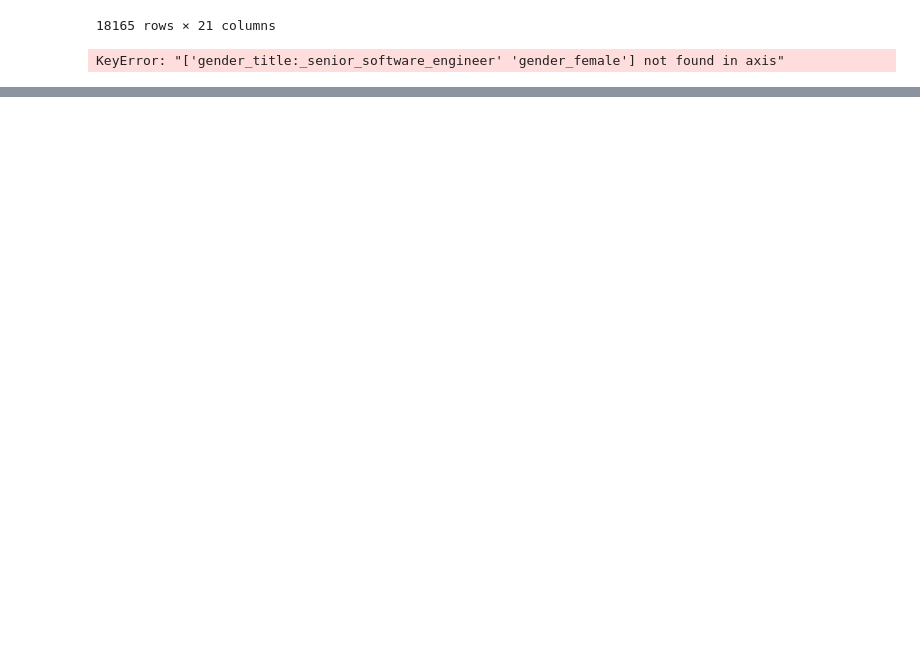
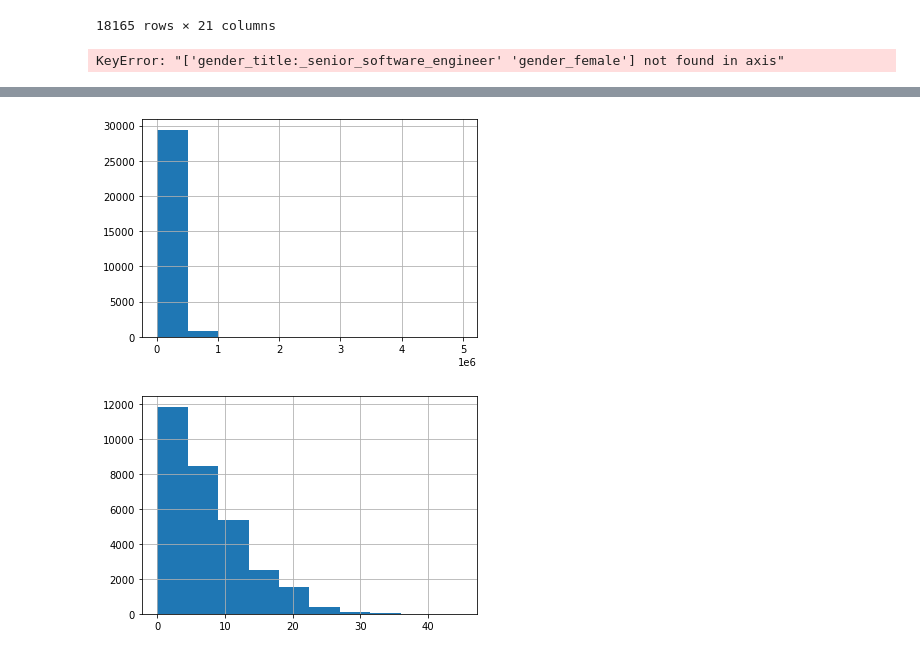
Before and after one commit to JaredVahle/individual-project, a Jupyter notebook: rough-draft.ipynb, the cells around one changed output, grey strips where cells are left out. Saved outputs shown, nothing was run; the diff lists cells and outputs as text; code cells hidden in the pictures; blank space fills up the shorter version.

```diff
--- a/rough-draft.ipynb
+++ b/rough-draft.ipynb
@@ -428,2 +438,13 @@ df = df[df.useless_title == 0]
 # %%
 df.shape
+# %%
+def plot_hist(df,col_list):
+    for col in col_list:
+        hist = df[col].hist()
+        hist.plot()
+        plt.show()
+# %%
+plot_hist(df, ['total_earnings', 'yearsofexperience'])
+# %% [output]
+[figure, added]
+[figure, added]
```
Also changed, not shown: parts of 1 cell of this notebook, 1 other file.
